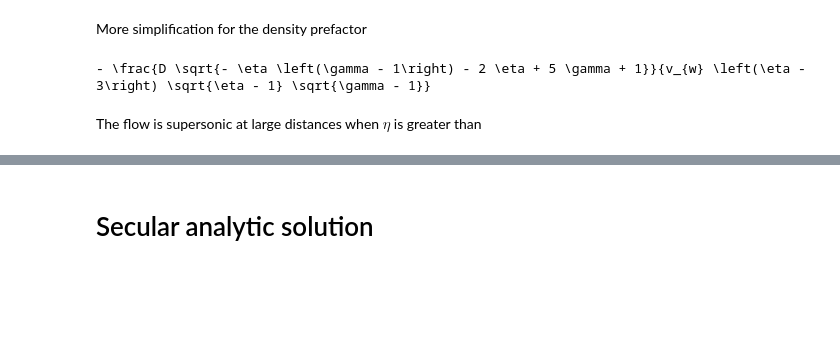
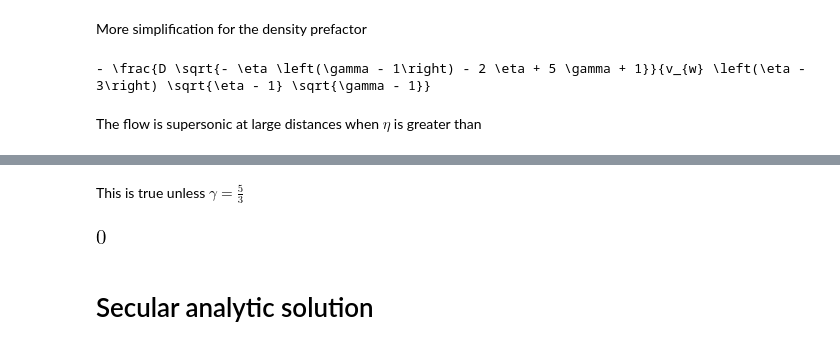
Before and after one commit to bolverk/generalised_bondi, a Jupyter notebook: generalised_bondi_point_mass.ipynb, the cells around one changed output, grey strips where cells are left out. Saved outputs shown, nothing was run; the diff lists cells and outputs as text; code cells hidden in the pictures; blank space fills up the shorter version.

```diff
--- a/generalised_bondi_point_mass.ipynb
+++ b/generalised_bondi_point_mass.ipynb
@@ -255,0 +281,2 @@ sympy.solve(asymptotic_mach_number-1,eta)[0]
+# %%
+freefall_u_ansatz = sympy.sqrt(A)/sympy.sqrt(tilde_r)
@@ -256,3 +298,19 @@ sympy.solve(asymptotic_mach_number-1,eta)[0]
+# %% [markdown]
+This is true unless $\gamma = \frac{5}{3}$
+# %%
+temp = dimles_momentum_conservation
+temp = temp.subs(tilde_r**(-eta),0)
+temp = temp.subs(tilde_p(tilde_r), tilde_rho(tilde_r)*tilde_c(tilde_r)**2/gamma)
+temp = temp.subs(tilde_rho(tilde_r), freefall_density)
+temp = temp.subs(sympy.solve(freefall_integral_energy,tilde_c(tilde_r)**2,dict=True)[0])
+temp = temp.subs(tilde_u(tilde_r), freefall_u_ansatz)
+temp = temp.doit()
+temp = temp.lhs - temp.rhs
+temp = temp.subs(gamma,sympy.Rational(5,3))
+temp = temp.simplify()
+temp
+# %% [output]
+[figure, added]
 # %% [markdown]
 # Secular analytic solution
 # %%
```
Also changed, not shown: parts of 26 cells of this notebook.
